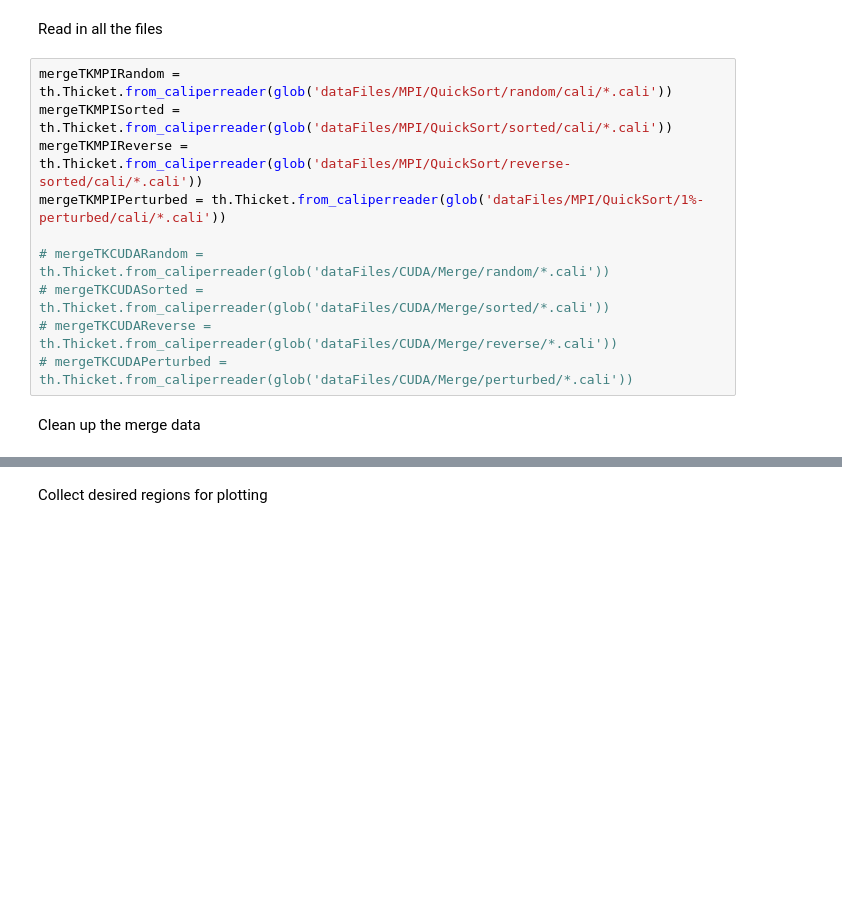
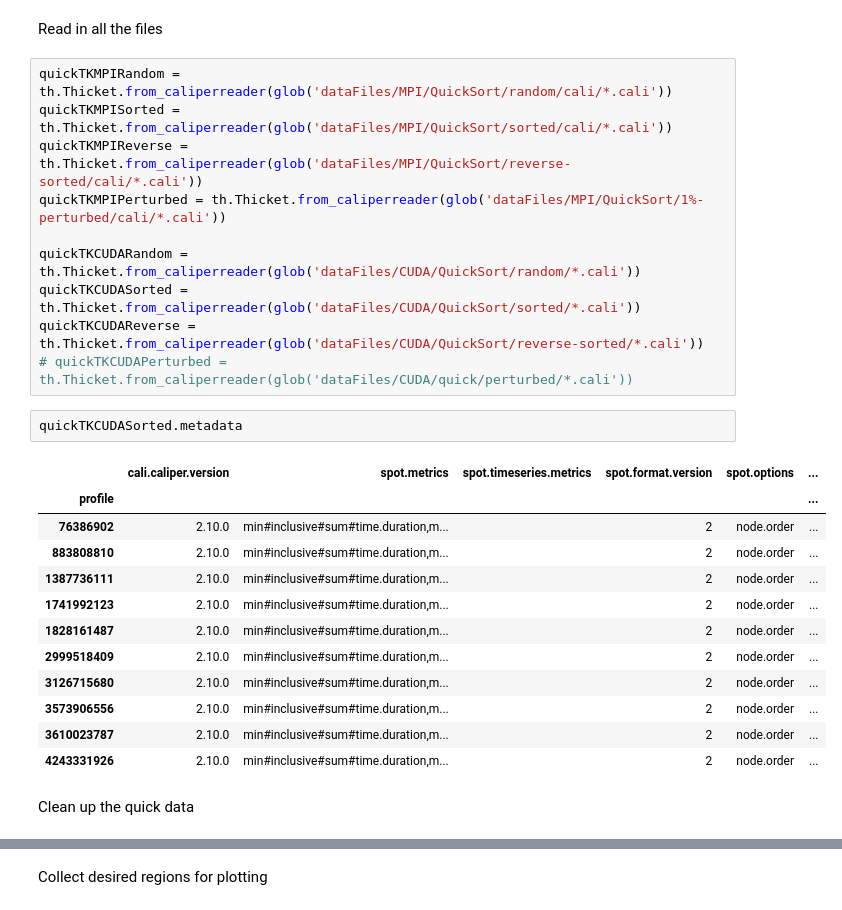
Before and after one commit to Sofia-Ortega/ParallelComputingProject, a Jupyter notebook: PerformanceEval/QuickSortPlotting.ipynb, the cells around one changed output, grey strips where cells are left out. Saved outputs shown, nothing was run; the diff lists cells and outputs as text; blank space fills up the shorter version.

```diff
--- a/PerformanceEval/QuickSortPlotting.ipynb
+++ b/PerformanceEval/QuickSortPlotting.ipynb
@@ -18,15 +16,30 @@ pd.set_option("display.max_columns", None)
 # %% [markdown]
 Read in all the files
 # %%
-mergeTKMPIRandom = th.Thicket.from_caliperreader(glob('dataFiles/MPI/QuickSort/random/cali/*.cali'))
-mergeTKMPISorted = th.Thicket.from_caliperreader(glob('dataFiles/MPI/QuickSort/sorted/cali/*.cali'))
-mergeTKMPIReverse = th.Thicket.from_caliperreader(glob('dataFiles/MPI/QuickSort/reverse-sorted/cali/*.cali'))
-mergeTKMPIPerturbed = th.Thicket.from_caliperreader(glob('dataFiles/MPI/QuickSort/1%-perturbed/cali/*.cali'))
+quickTKMPIRandom = th.Thicket.from_caliperreader(glob('dataFiles/MPI/QuickSort/random/cali/*.cali'))
+quickTKMPISorted = th.Thicket.from_caliperreader(glob('dataFiles/MPI/QuickSort/sorted/cali/*.cali'))
+quickTKMPIReverse = th.Thicket.from_caliperreader(glob('dataFiles/MPI/QuickSort/reverse-sorted/cali/*.cali'))
+quickTKMPIPerturbed = th.Thicket.from_caliperreader(glob('dataFiles/MPI/QuickSort/1%-perturbed/cali/*.cali'))
 
-# mergeTKCUDARandom = th.Thicket.from_caliperreader(glob('dataFiles/CUDA/Merge/random/*.cali'))
-# mergeTKCUDASorted = th.Thicket.from_caliperreader(glob('dataFiles/CUDA/Merge/sorted/*.cali'))
-# mergeTKCUDAReverse = th.Thicket.from_caliperreader(glob('dataFiles/CUDA/Merge/reverse/*.cali'))
-# mergeTKCUDAPerturbed = th.Thicket.from_caliperreader(glob('dataFiles/CUDA/Merge/perturbed/*.cali'))
+quickTKCUDARandom = th.Thicket.from_caliperreader(glob('dataFiles/CUDA/QuickSort/random/*.cali'))
+quickTKCUDASorted = th.Thicket.from_caliperreader(glob('dataFiles/CUDA/QuickSort/sorted/*.cali'))
+quickTKCUDAReverse = th.Thicket.from_caliperreader(glob('dataFiles/CUDA/QuickSort/reverse-sorted/*.cali'))
+# quickTKCUDAPerturbed = th.Thicket.from_caliperreader(glob('dataFiles/CUDA/quick/perturbed/*.cali'))
+# %%
+quickTKCUDASorted.metadata
+# %% [output]
+|  | cali.caliper.version | spot.metrics | spot.timeseries.metrics | spot.format.version | spot.options | ... |
+| profile |  |  |  |  |  | ... |
+| 76386902 | 2.10.0 | min#inclusive#sum#time.duration,m... |  | 2 | node.order | ... |
+| 883808810 | 2.10.0 | min#inclusive#sum#time.duration,m... |  | 2 | node.order | ... |
+| 1387736111 | 2.10.0 | min#inclusive#sum#time.duration,m... |  | 2 | node.order | ... |
+| 1741992123 | 2.10.0 | min#inclusive#sum#time.duration,m... |  | 2 | node.order | ... |
+| 1828161487 | 2.10.0 | min#inclusive#sum#time.duration,m... |  | 2 | node.order | ... |
+| 2999518409 | 2.10.0 | min#inclusive#sum#time.duration,m... |  | 2 | node.order | ... |
+| 3126715680 | 2.10.0 | min#inclusive#sum#time.duration,m... |  | 2 | node.order | ... |
+| 3573906556 | 2.10.0 | min#inclusive#sum#time.duration,m... |  | 2 | node.order | ... |
+| 3610023787 | 2.10.0 | min#inclusive#sum#time.duration,m... |  | 2 | node.order | ... |
+| 4243331926 | 2.10.0 | min#inclusive#sum#time.duration,m... |  | 2 | node.order | ... |
 # %% [markdown]
-Clean up the merge data
+Clean up the quick data
 # %%
```
Also changed, not shown: parts of 5 cells of this notebook, 36 other files.
